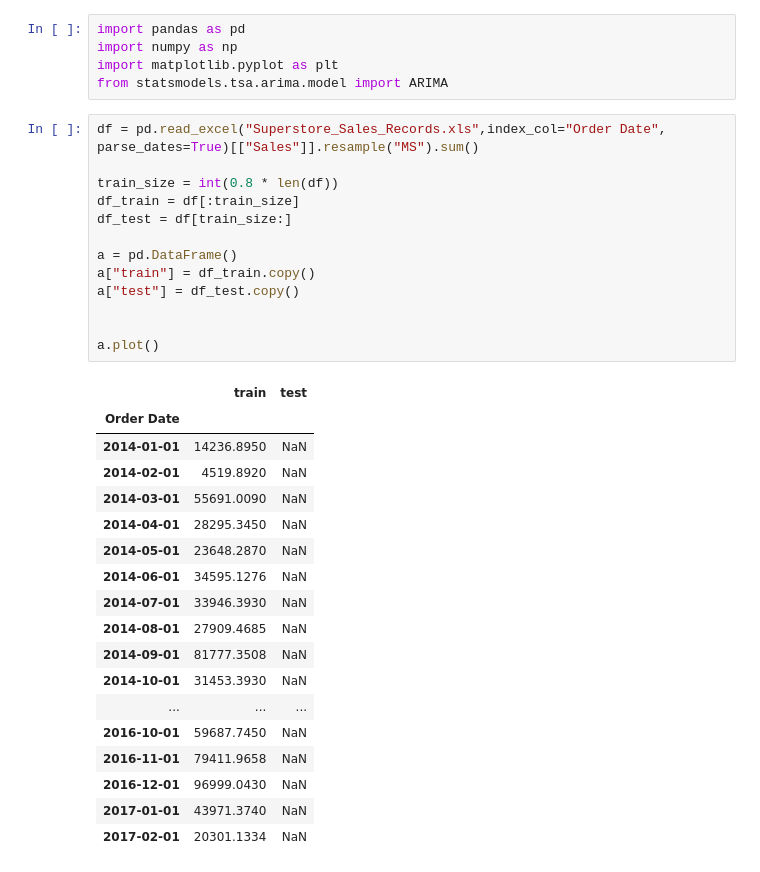
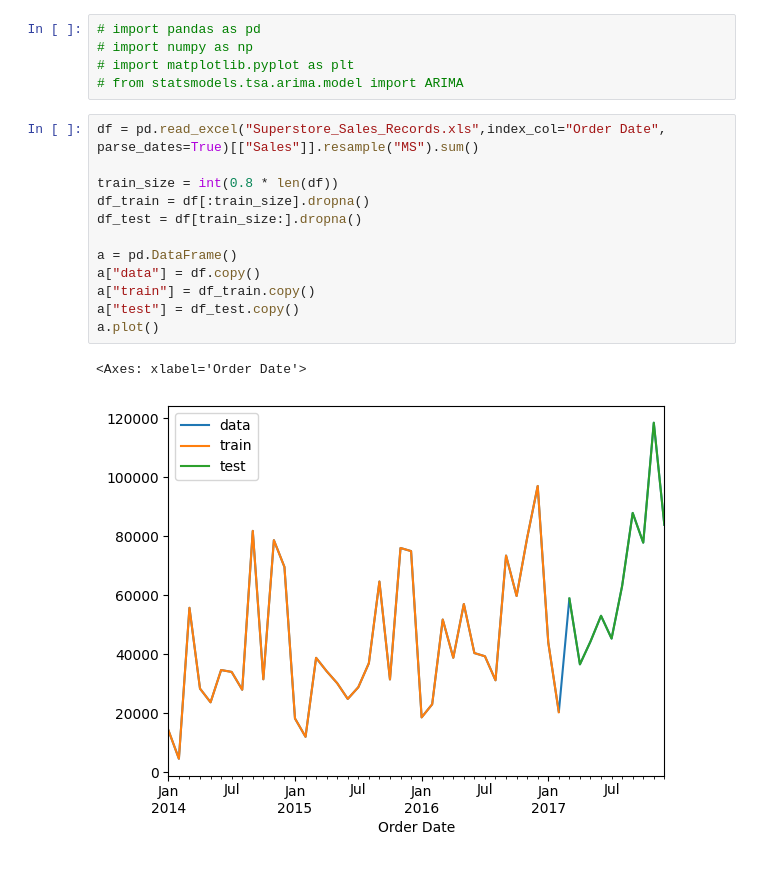
Before and after one commit to niceWizzard/pyseries, a Jupyter notebook: arima.ipynb, the cells around one changed output. Saved outputs shown, nothing was run; the diff lists cells and outputs as text.

```diff
--- a/arima.ipynb
+++ b/arima.ipynb
@@ -1,37 +1,20 @@
 # %%
-import pandas as pd
-import numpy as np
-import matplotlib.pyplot as plt
-from statsmodels.tsa.arima.model import ARIMA
+# import pandas as pd
+# import numpy as np
+# import matplotlib.pyplot as plt
+# from statsmodels.tsa.arima.model import ARIMA
 # %%
 df = pd.read_excel("Superstore_Sales_Records.xls",index_col="Order Date", parse_dates=True)[["Sales"]].resample("MS").sum()
 
 train_size = int(0.8 * len(df))
-df_train = df[:train_size]
-df_test = df[train_size:]
+df_train = df[:train_size].dropna()
+df_test = df[train_size:].dropna()
 
 a = pd.DataFrame()
+a["data"] = df.copy()
 a["train"] = df_train.copy()
 a["test"] = df_test.copy()
-
-
 a.plot()
 # %% [output]
-|  | train | test |
-| Order Date |  |  |
-| 2014-01-01 | 14236.8950 | NaN |
-| 2014-02-01 | 4519.8920 | NaN |
-| 2014-03-01 | 55691.0090 | NaN |
-| 2014-04-01 | 28295.3450 | NaN |
-| 2014-05-01 | 23648.2870 | NaN |
-| 2014-06-01 | 34595.1276 | NaN |
-| 2014-07-01 | 33946.3930 | NaN |
-| 2014-08-01 | 27909.4685 | NaN |
-| 2014-09-01 | 81777.3508 | NaN |
-| 2014-10-01 | 31453.3930 | NaN |
-| ... | ... | ... |
-| 2016-10-01 | 59687.7450 | NaN |
-| 2016-11-01 | 79411.9658 | NaN |
-| 2016-12-01 | 96999.0430 | NaN |
-| 2017-01-01 | 43971.3740 | NaN |
-| 2017-02-01 | 20301.1334 | NaN |
+<Axes: xlabel='Order Date'>
+[figure, added]
```
Also changed, not shown: parts of 1 cell of this notebook.
